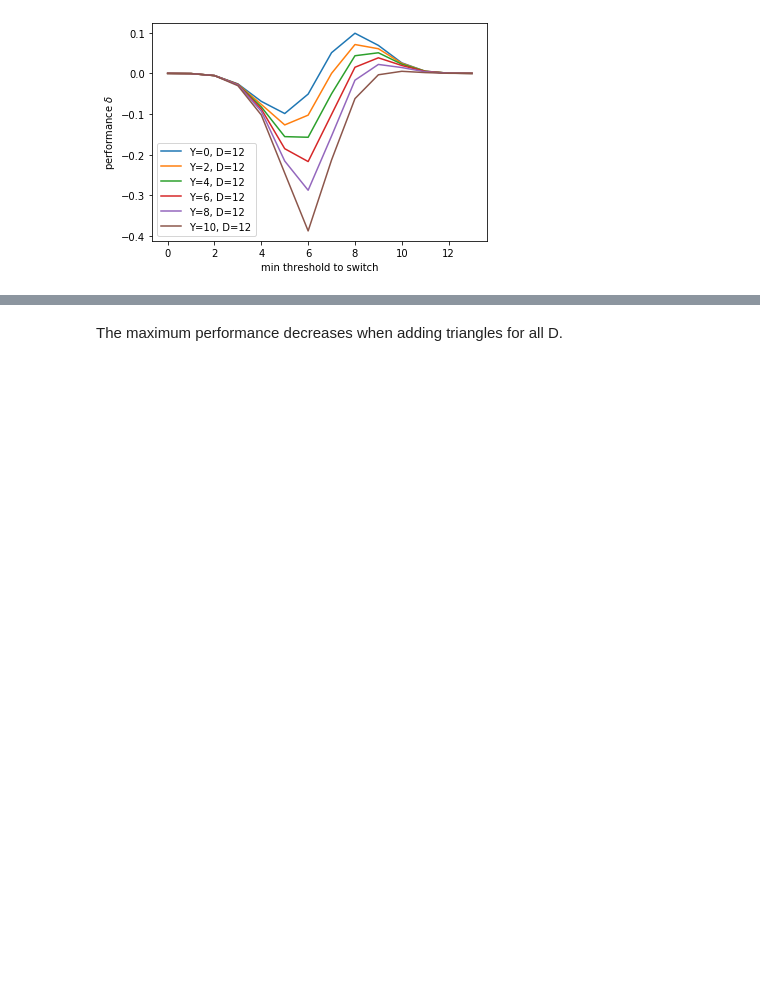
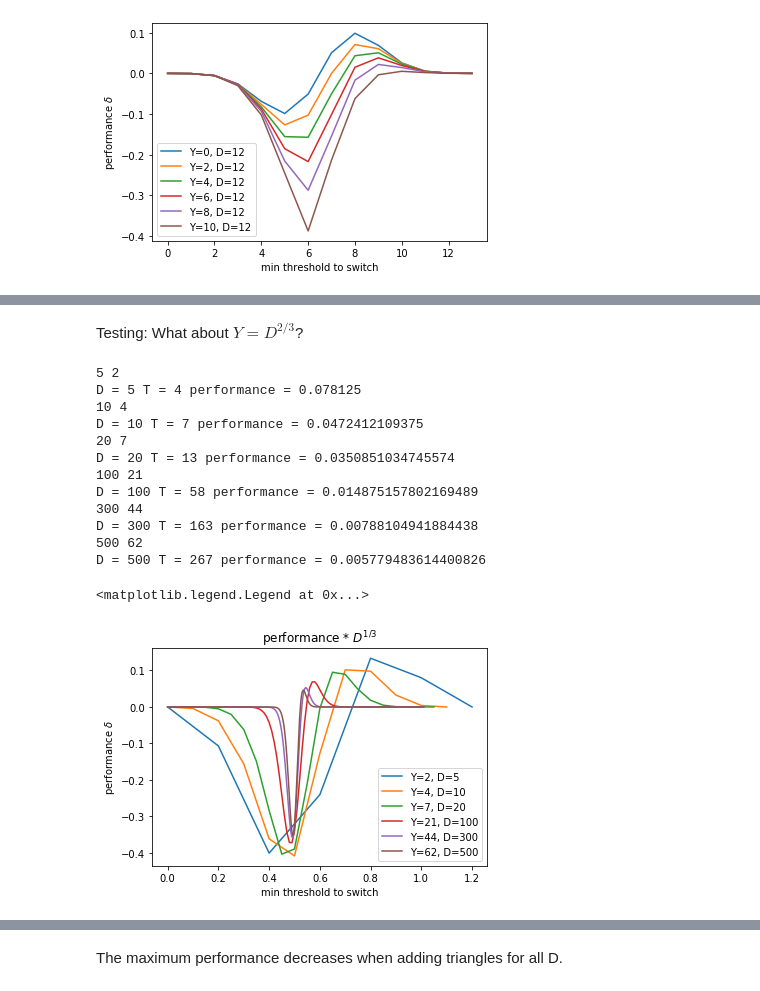
Before and after one commit to marwahaha/qaoa-local-competitors, a Jupyter notebook: hastings.ipynb, the cells around one changed output, grey strips where cells are left out. Cells and saved outputs as stored; diff of their text form; code cells hidden in the pictures; blank space fills up the shorter version.

```diff
--- a/hastings.ipynb
+++ b/hastings.ipynb
@@ -338,0 +407,29 @@ D = 12 T = 0 performance = -0.0
+# %% [markdown]
+Testing: What about $Y = D^{2/3}$?
+# %%
+# seems like O(D^(-1/3)) negative advantage.
+Ds = np.array([5, 10, 20, 100, 300, 500])
+for D in Ds:
+    D = int(D)
+    y = int(D**(2/3))
+    print(D, y)
+    results = test_all_thresholds(D, calc_performance_y_triangles_curried(y))
+    print_max(D, results)
+    plot_by_T(D, D**(1/3)*np.array(results), "Y=" + str(y) + ", ", scaled=True)
+plt.title("performance * $D^{1/3}$")
+plt.legend()
+# %% [output]
+5 2
+D = 5 T = 4 performance = 0.078125
+10 4
+D = 10 T = 7 performance = 0.0472412109375
+20 7
+D = 20 T = 13 performance = 0.0350851034745574
+100 21
+D = 100 T = 58 performance = 0.014875157802169489
+300 44
+D = 300 T = 163 performance = 0.00788104941884438
+500 62
+D = 500 T = 267 performance = 0.005779483614400826
+<matplotlib.legend.Legend at 0x...>
+[figure, added]
```
Also changed, not shown: parts of 8 cells of this notebook, 13 other files.
